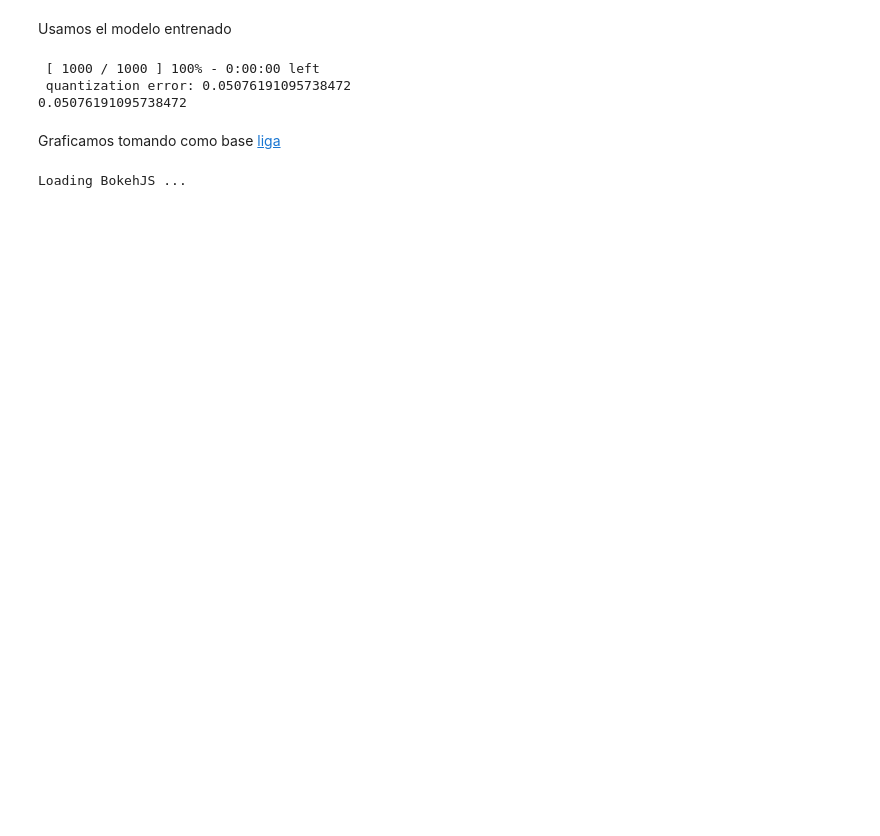
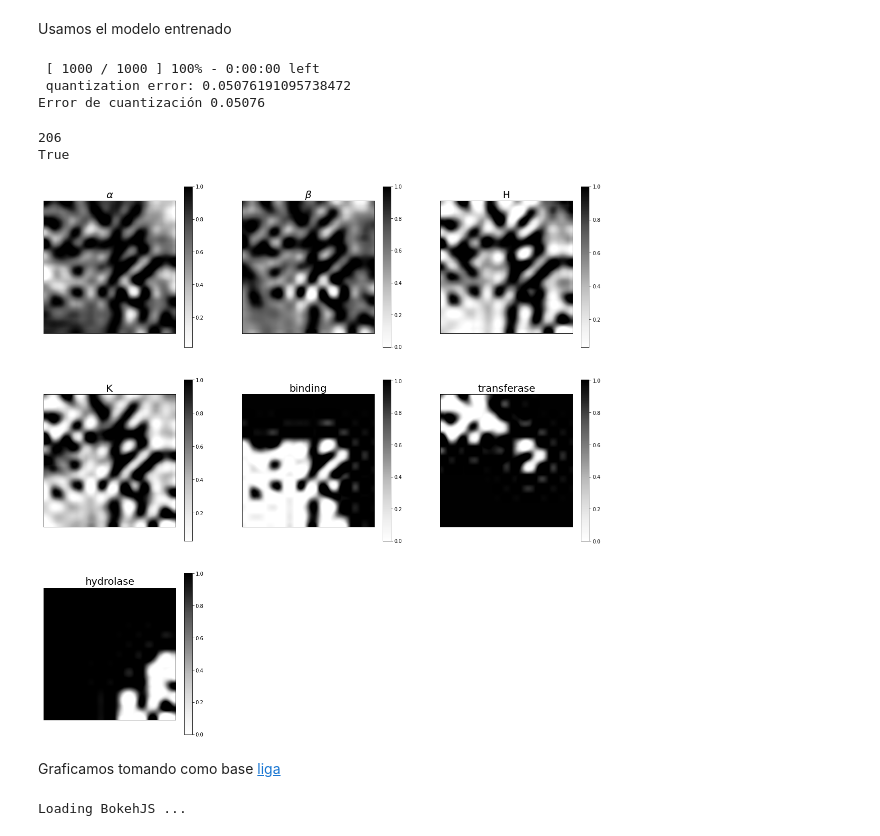
Before and after one commit to sergiohzlz/som_ontologias, a Jupyter notebook: som_modelo.ipynb, the cells around one changed output. Cells and saved outputs as stored; diff of their text form; code cells hidden in the pictures; blank space fills up the shorter version.

```diff
--- a/som_modelo.ipynb
+++ b/som_modelo.ipynb
@@ -168,12 +191,45 @@ som = MiniSom(dim_som[0], dim_som[1], k, sigma=mejor[0], learning_rate=mejor[1],
 som.pca_weights_init(datos)
 som.train_batch(datos,1000, verbose=True)
 
-q = som.quantization_error(datos)
-print(q)
+qe = som.quantization_error(datos)
+
+print('Error de cuantización {0:0.5f}'.format(q))
 # %% [output]
  [ 1000 / 1000 ] 100% - 0:00:00 left
  quantization error: 0.05076191095738472
-0.05076191095738472
+Error de cuantización 0.05076
+# %%
+nombres = df_ext['familia'].values
+qnt = som.quantization(datos)
+print(len(qnt))
+print(len(R[1:])==k)
+# %% [output]
+206
+True
+# %%
+color='Greys'
+inter='sinc'
+rs, cs = 3,3
+fig, axn = plt.subplots(rs,cs, figsize=(20,20))
+
+titulos = ['', r'$\alpha$', r'$\beta$', 'H', 'K', 'binding', 'transferase', 'hydrolase' ]
+for j,ax in enumerate(axn.flat):
+    if(j<k):
+        D = np.zeros(dim_som)
+        for ix,d in enumerate(datos):
+            w = som.winner(d)
+            D[w] = qnt[ix][j]
+        plt.subplot(rs,cs,j+1)
+        plt.xticks([])
+        plt.yticks([])
+        plt.title(titulos[j+1], fontsize=20)
+        plt.imshow(1-D,interpolation=inter,cmap=color)
+        plt.colorbar()
+        ax.axis('off')
+    else:
+        ax.axis('off')
+# %% [output]
+[figure, added]
 # %% [markdown]
 Graficamos tomando como base [liga](https://github.com/JustGlowing/minisom/blob/master/examples/HexagonalTopology.ipynb)
 # %%
```
Also changed, not shown: parts of 4 cells of this notebook, 16 other files.
